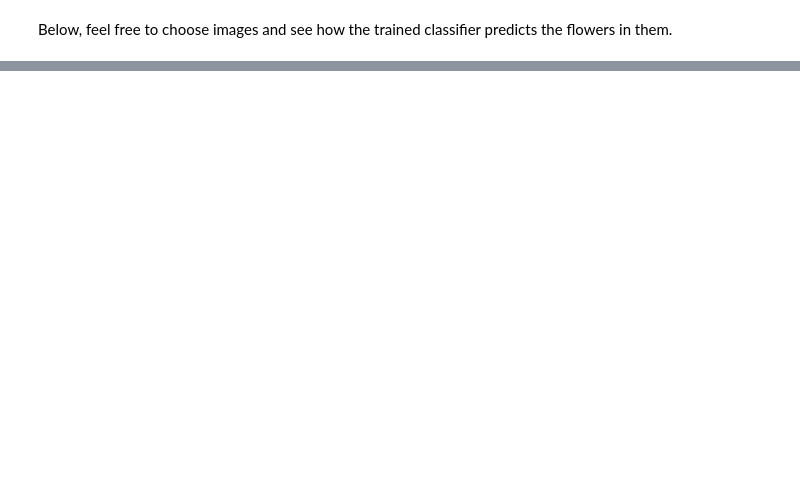
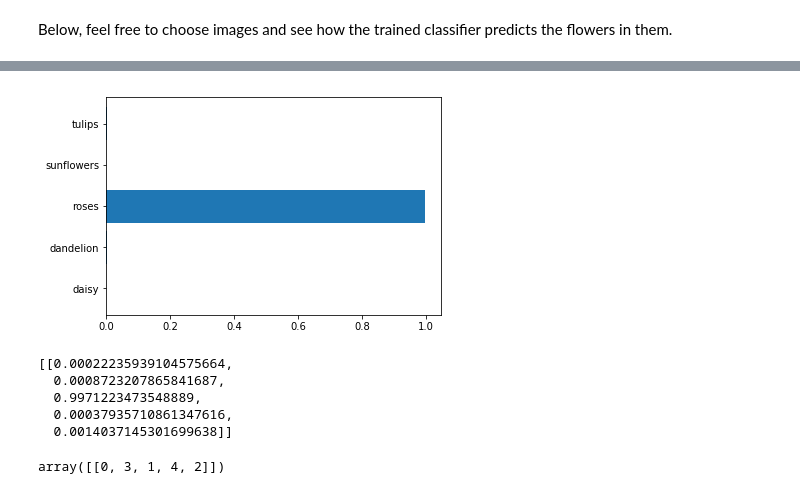
Before and after one commit to retnuh/deep-learning, a Jupyter notebook: transfer-learning/Transfer_Learning.ipynb, the cells around one changed output, grey strips where cells are left out. Drawn from its saved outputs; the diff is of its cells as text; code cells hidden in the pictures; blank space fills up the shorter version.

```diff
--- a/transfer-learning/Transfer_Learning.ipynb
+++ b/transfer-learning/Transfer_Learning.ipynb
@@ -309,0 +362,4 @@ with tf.Session() as sess:
+# %%
+#saver = tf.train.Saver()
+# with model.session as sess:
+model.fit(train_x, train_y, validation_set=(val_x, val_y), show_metric=True, batch_size=500, n_epoch=25)
@@ -311,3 +374,6 @@ with tf.Session() as sess:
 ### Testing
 
 Below you see the test accuracy. You can also see the predictions returned for images.
+# %%
+model.load('checkpoints/ckpt--150')
+model.predict()
@@ -314,6 +384,6 @@ Below you see the test accuracy. You can also see the predictions returned for i
 # %%
 with tf.Session() as sess:
-    saver.restore(sess, tf.train.latest_checkpoint('checkpoints'))
+    saver.restore(sess, tf.train.latest_checkpoint('checkpoints/ckpt-'))
 
     feed = {inputs_: test_x,
             labels_: test_y}
@@ -350,9 +429,12 @@ with tf.Session() as sess:
 
 saver = tf.train.Saver()
 with tf.Session() as sess:
-    saver.restore(sess, tf.train.latest_checkpoint('checkpoints'))
+    # saver.restore(sess, tf.train.latest_checkpoint('checkpoints'))
 
-    feed = {inputs_: code}
-    prediction = sess.run(predicted, feed_dict=feed).squeeze()
+    # feed = {inputs_: code}
+    # prediction = sess.run(predicted, feed_dict=feed).squeeze()
+    model.load('checkpoints/ckpt--150')
+    prediction = model.predict(code)
+    prediction_label = model.predict_label(code)
 # %%
 plt.imshow(test_img)
@@ -359,3 +444,17 @@ plt.imshow(test_img)
 # %%
-plt.barh(np.arange(5), prediction)
+plt.barh(np.arange(5), prediction[0])
 _ = plt.yticks(np.arange(5), lb.classes_)
+# %% [output]
+[figure, added]
+# %%
+prediction
+# %% [output]
+[[0.00022235939104575664,
+  0.0008723207865841687,
+  0.9971223473548889,
+  0.00037935710861347616,
+  0.0014037145301699638]]
+# %%
+prediction_label
+# %% [output]
+array([[0, 3, 1, 4, 2]])
```
Also changed, not shown: parts of 17 cells of this notebook, 1 other file.
